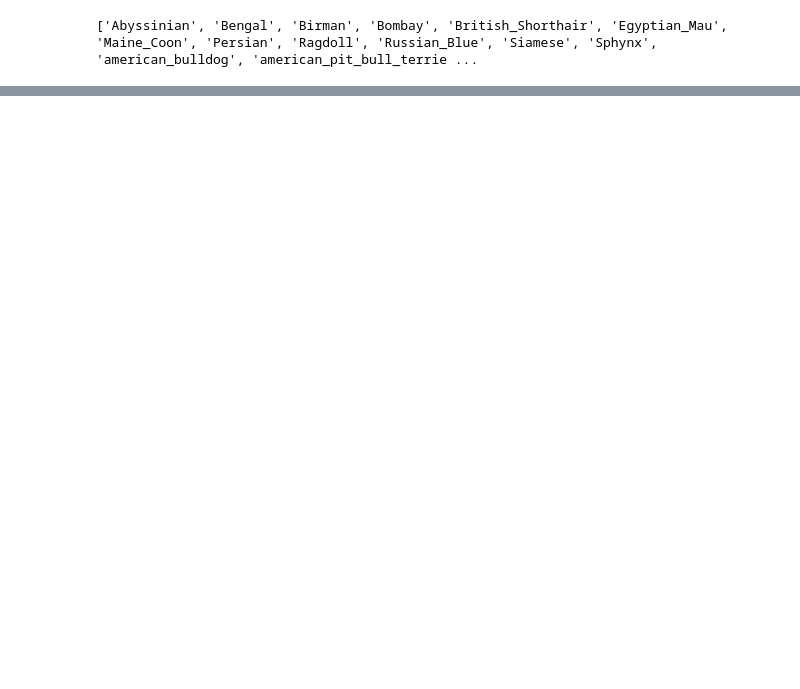
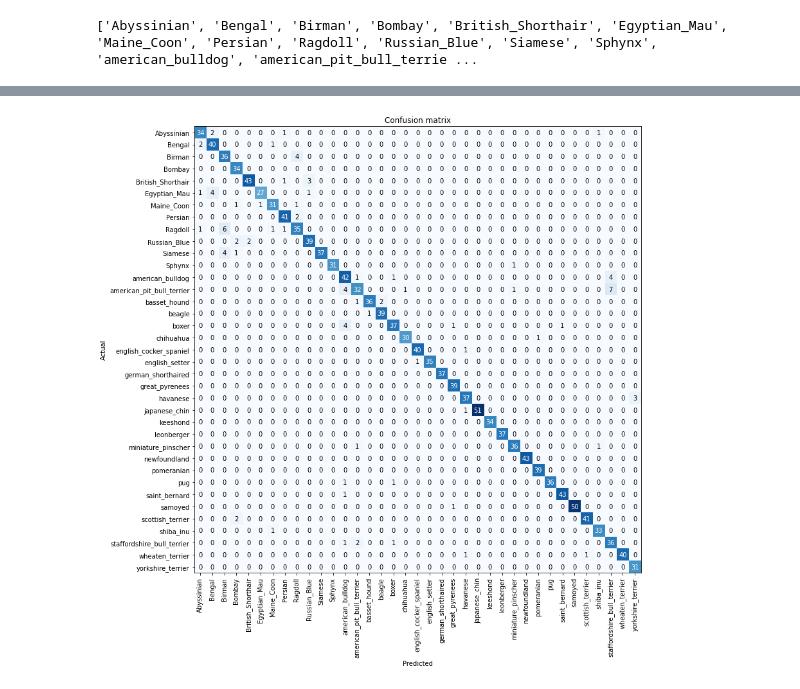
Before and after one commit to patchu-madathil/FastAI, a Jupyter notebook: catsanddogs.ipynb, the cells around one changed output, grey strips where cells are left out. Saved outputs shown, nothing was run; the diff lists cells and outputs as text; code cells hidden in the pictures; blank space fills up the shorter version.

```diff
--- a/catsanddogs.ipynb
+++ b/catsanddogs.ipynb
@@ -36,0 +100,4 @@ print(data.classes)
+# %%
+interpretor.plot_confusion_matrix(figsize=(12,12))
+# %% [output]
+[figure, added]
```
Also changed, not shown: parts of 14 cells of this notebook.
